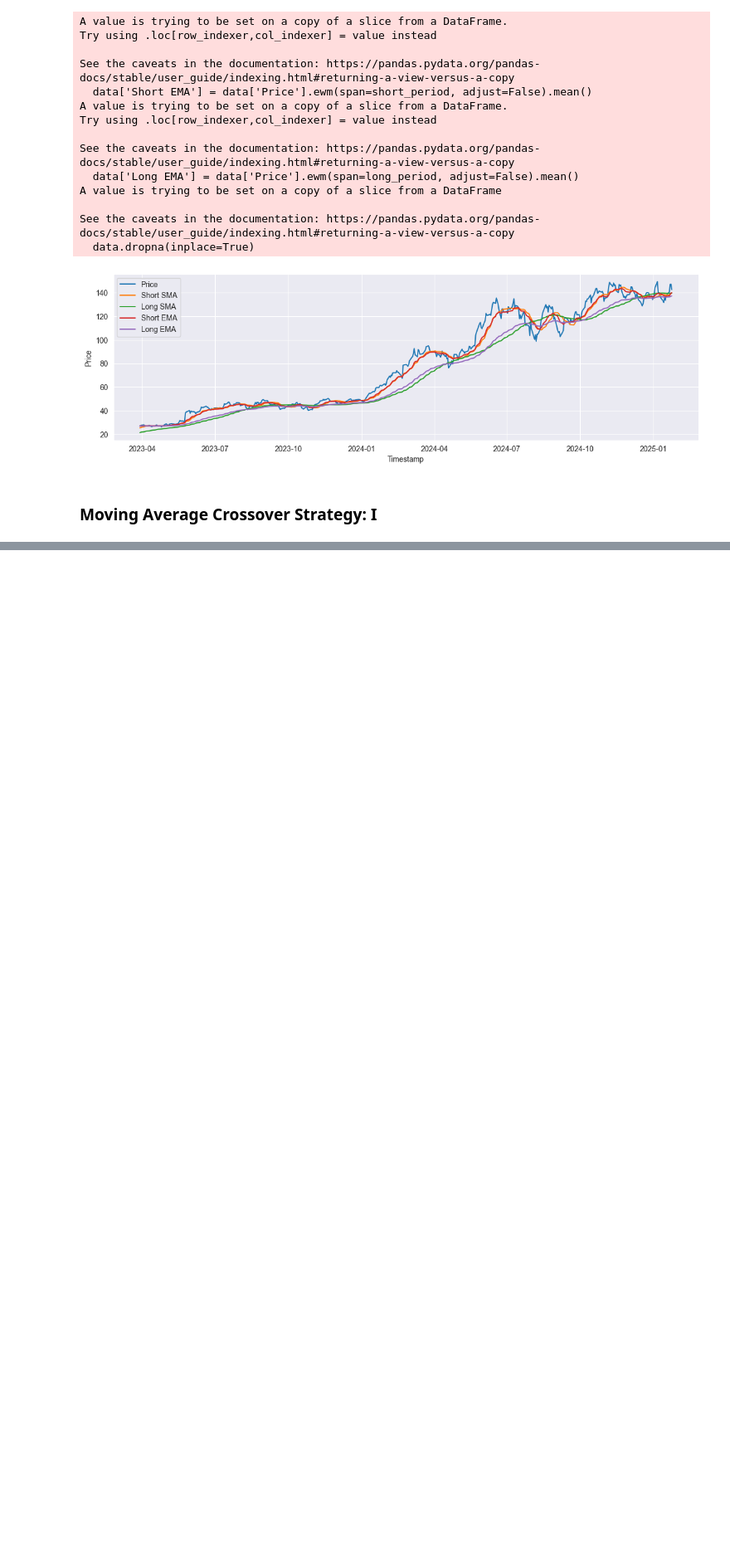
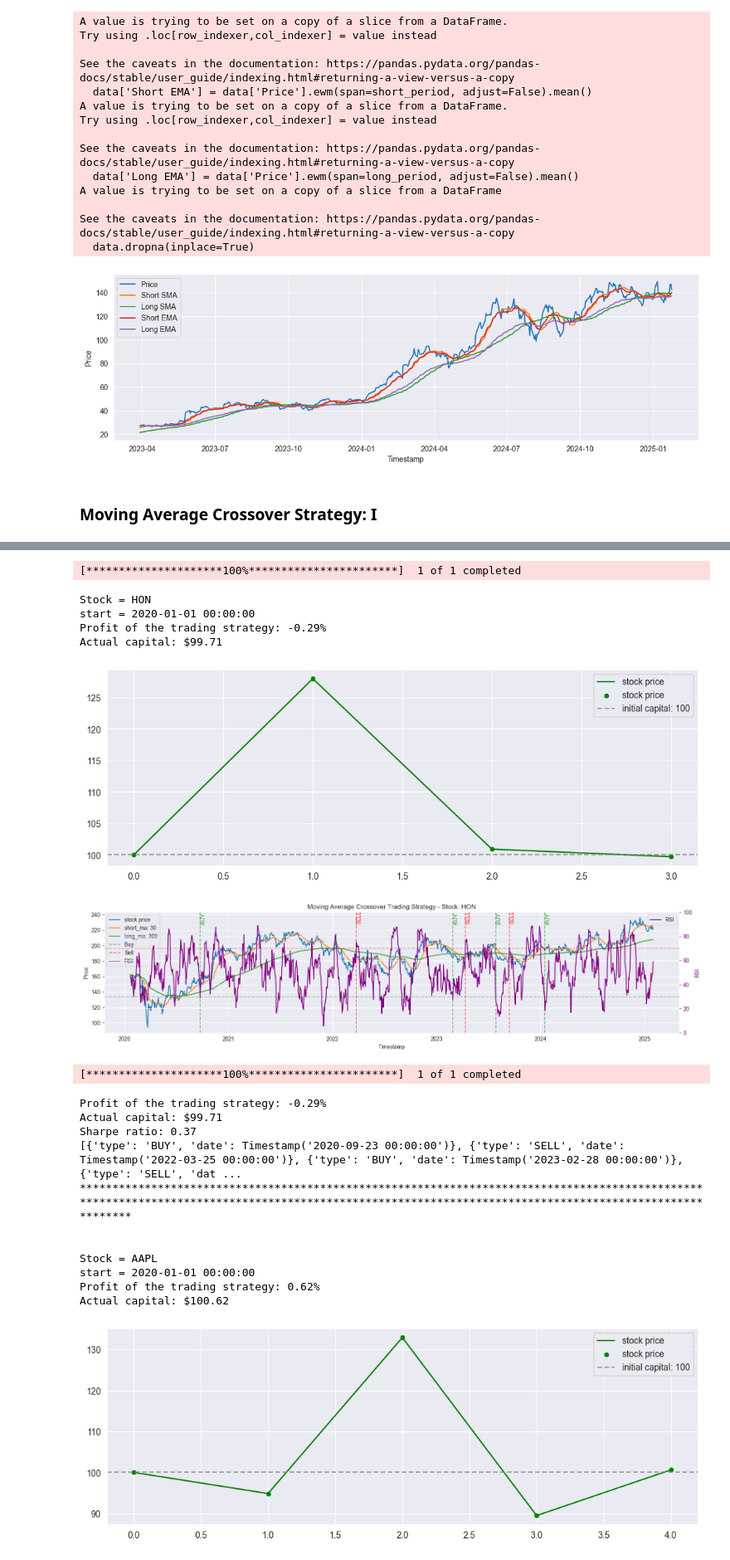
Before and after one commit to zzznavarrete/trading_algor_notes, a Jupyter notebook: 01_technical_indicators.ipynb, the cells around one changed output, grey strips where cells are left out. Shown at 83% size. Saved outputs shown, nothing was run; the diff lists cells and outputs as text; code cells hidden in the pictures; blank space fills up the shorter version.

Commit message:
adding RSI analysis and strategy, as well as sharpe ratio calculation

```diff
--- a/01_technical_indicators.ipynb
+++ b/01_technical_indicators.ipynb
@@ -407,0 +808,51 @@ Actual capital: $441.51
+# %%
+if __name__ == '__main__':
+
+    import datetime
+
+    stock_list:list = ['HON', 'AAPL', 'NVDA', 'TSLA', 'BTC-USD', 'IBM']
+    short_period:int = 30 # days
+    long_period:int = 300 # days
+    rsi_upper_bound:int = 70
+    rsi_lower_bound:int = 30
+    start_date = datetime.datetime(2020, 1, 1)
+    end_date = datetime.datetime(2025, 2, 1)
+
+    for stock in stock_list:
+        print(f'Stock = {stock}')
+
+        model = MovingAverageRSIStrategy(capital=100, stock=stock, start=start_date, end=end_date, short_period=30,long_period=300,
+                                         rsi_upper_bound=rsi_upper_bound, rsi_lower_bound=rsi_lower_bound, sell_in_last_row=False)
+
+        model.download_data()
+        model.construct_signals()
+        model.simulate()
+        model.plot_equity()
+        model.plot_signals(plot_trading_dates=True)
+        model.show_stats()
+
+
+        print(model.trading_dates)
+        print('*'*200)
+        print("\n")
+# %% [output]
+[*********************100%***********************]  1 of 1 completed
+Stock = HON
+start = 2020-01-01 00:00:00
+Profit of the trading strategy: -0.29%
+Actual capital: $99.71
+[figure, added]
+[figure, added]
+[*********************100%***********************]  1 of 1 completed
+Profit of the trading strategy: -0.29%
+Actual capital: $99.71
+Sharpe ratio: 0.37
+[{'type': 'BUY', 'date': Timestamp('2020-09-23 00:00:00')}, {'type': 'SELL', 'date': Timestamp('2022-03-25 00:00:00')}, {'type': 'BUY', 'date': Timestamp('2023-02-28 00:00:00')}, {'type': 'SELL', 'dat ...
+********************************************************************************************************************************************************************************************************
+
+
+Stock = AAPL
+start = 2020-01-01 00:00:00
+Profit of the trading strategy: 0.62%
+Actual capital: $100.62
+[figure, added]
```
Also changed, not shown: parts of 9 cells of this notebook, 2 other files.
